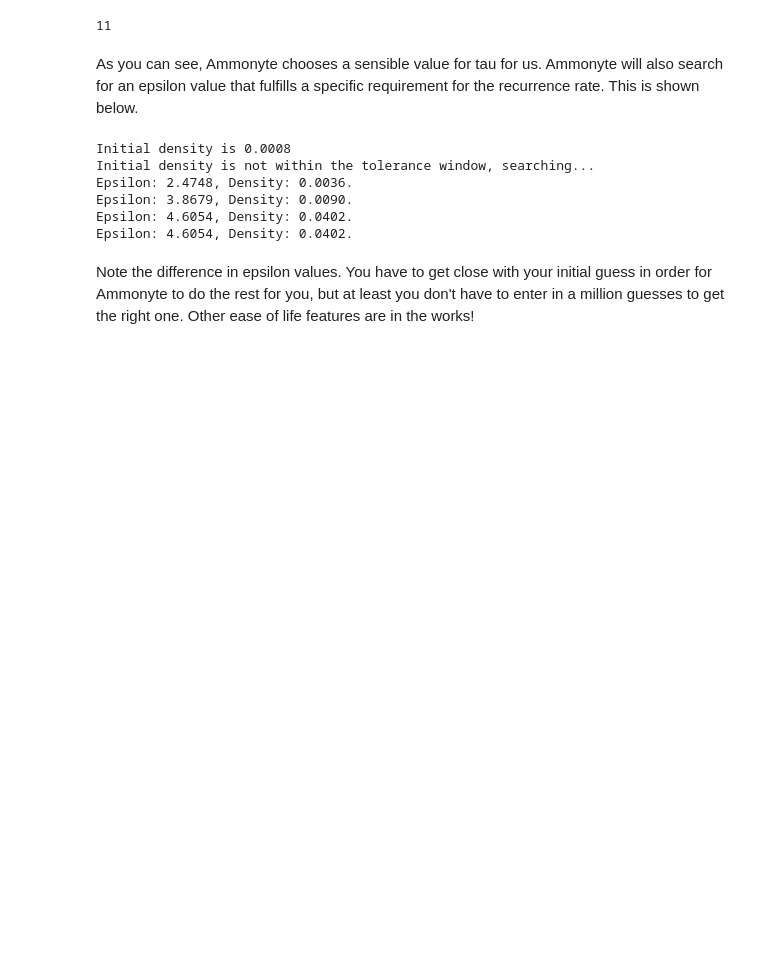
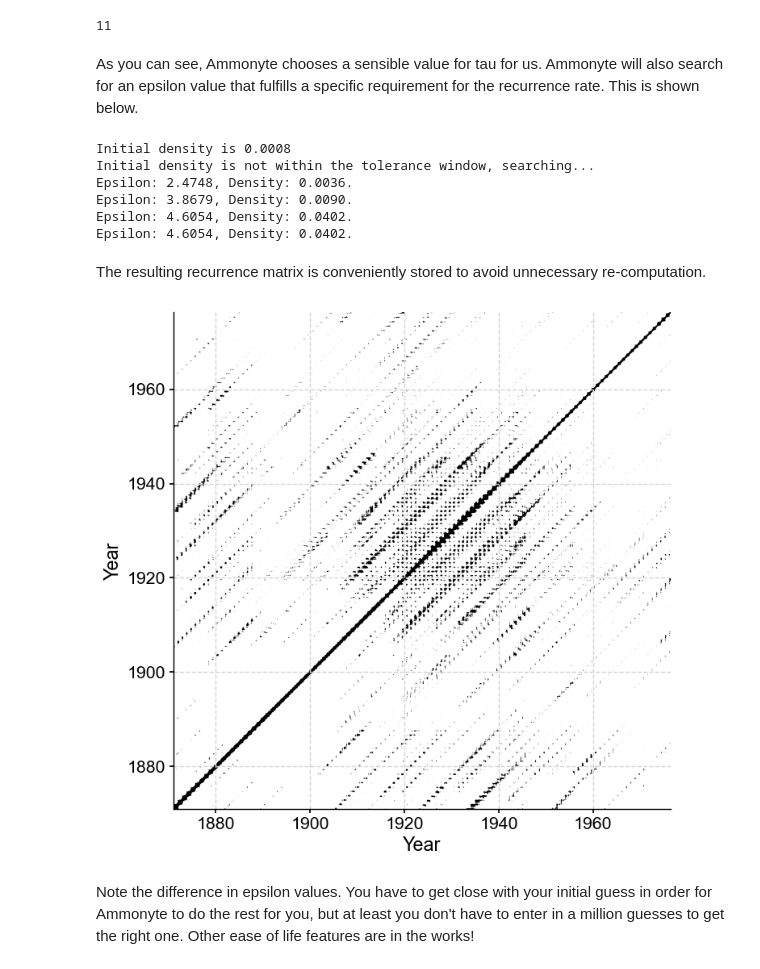
Before and after one commit to alexkjames/Ammonyte, a Jupyter notebook: notebooks/Introduction.ipynb, the cells around one changed output. Saved outputs shown, nothing was run; the diff lists cells and outputs as text; code cells hidden in the pictures; blank space fills up the shorter version.

```diff
--- a/notebooks/Introduction.ipynb
+++ b/notebooks/Introduction.ipynb
@@ -129,5 +129,13 @@ Epsilon: 2.4748, Density: 0.0036.
 Epsilon: 3.8679, Density: 0.0090.
 Epsilon: 4.6054, Density: 0.0402.
 Epsilon: 4.6054, Density: 0.0402.
+# %% [markdown]
+The resulting recurrence matrix is conveniently stored to avoid unnecessary re-computation.
+# %%
+nino_rm = nino_eps['Output']
+
+nino_rm.plot()
+# %% [output]
+[figure, added]
 # %% [markdown]
 Note the difference in epsilon values. You have to get close with your initial guess in order for Ammonyte to do the rest for you, but at least you don't have to enter in a million guesses to get the right one. Other ease of life features are in the works!
```
